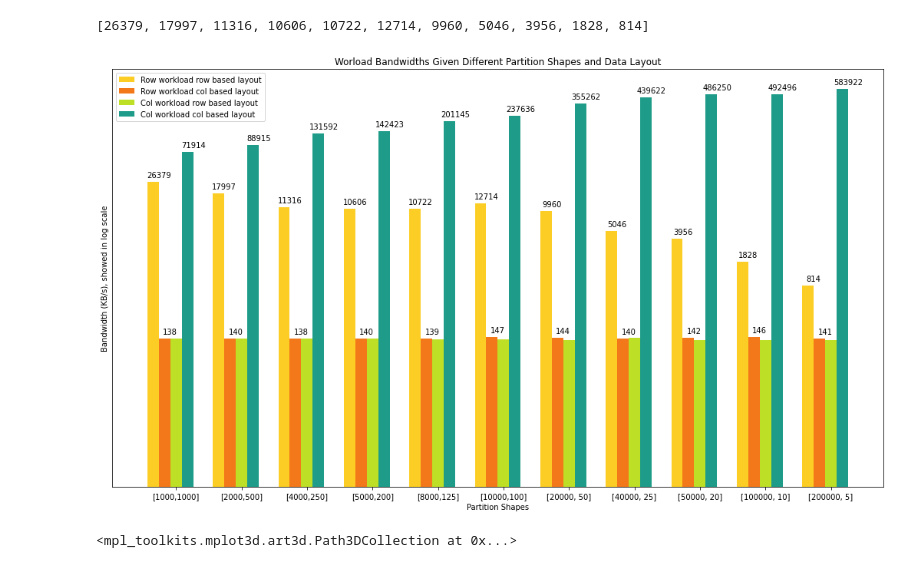
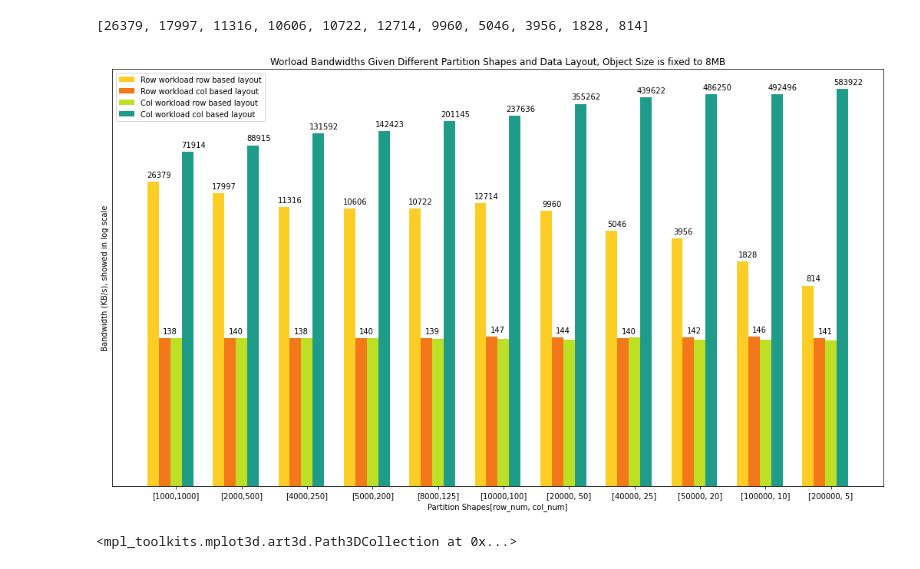
Before and after one commit to xweichu/DataPartition, a Jupyter notebook: Visualization.ipynb, the cells around one changed output. Saved outputs shown, nothing was run; the diff lists cells and outputs as text; code cells hidden in the pictures.

Commit message:
made changes to the graph

```diff
--- a/Visualization.ipynb
+++ b/Visualization.ipynb
@@ -48,39 +48,39 @@ fig, ax = plt.subplots(figsize=(18,10))
 
 # Add some text for labels, title and custom x-axis tick labels, etc.
 ax.set_ylabel('Bandwidth (KB/s), showed in log scale')
-ax.set_xlabel('Partition Shapes')
+ax.set_xlabel('Partition Shapes[row_num, col_num]')
 ax.set_xticks(x)
 ax.set_xticklabels(partition_shapes)
 ax.set_yticks([])
-ax.set_title('Worload Bandwidths Given Different Partition Shapes and Data Layout')
+ax.set_title('Worload Bandwidths Given Different Partition Shapes and Data Layout, Object Size is fixed to 8MB')
 
 rects1 = ax.bar(x - width/2, np.log1p(row_row), width/4, color=color1, label='Row workload row based layout')
 rects2 = ax.bar(x - width/4, np.log1p(row_col), width/4, color=color2, label='Row workload col based layout')
 rects3 = ax.bar(x,           np.log1p(col_row), width/4, color=color3, label='Col workload row based layout')
 rects4 = ax.bar(x + width/4, np.log1p(col_col), width/4, color=color4, label='Col workload col based layout')
 ax.legend()
 
 def autolabel(rects, height_list):
     """Attach a text label above each bar in *rects*, displaying its height."""
 
     i = 0
     for rect in rects:
         height = height_list[i]
         i = i+1
         ax.annotate('{}'.format(height),
                     xy=(rect.get_x() + rect.get_width(), rect.get_height()),
                     xytext=(0, 4),
                     textcoords="offset points",
                     ha='center', va='bottom')
 
 
 autolabel(rects1, row_row)
 autolabel(rects2, row_col)
 # autolabel(rects3, col_row)
 autolabel(rects4, col_col)
 plt.show()
 # %% [output]
-[figure, old version]
+[figure, new version]
 # %%
 from mpl_toolkits import mplot3d
 %matplotlib inline
```
